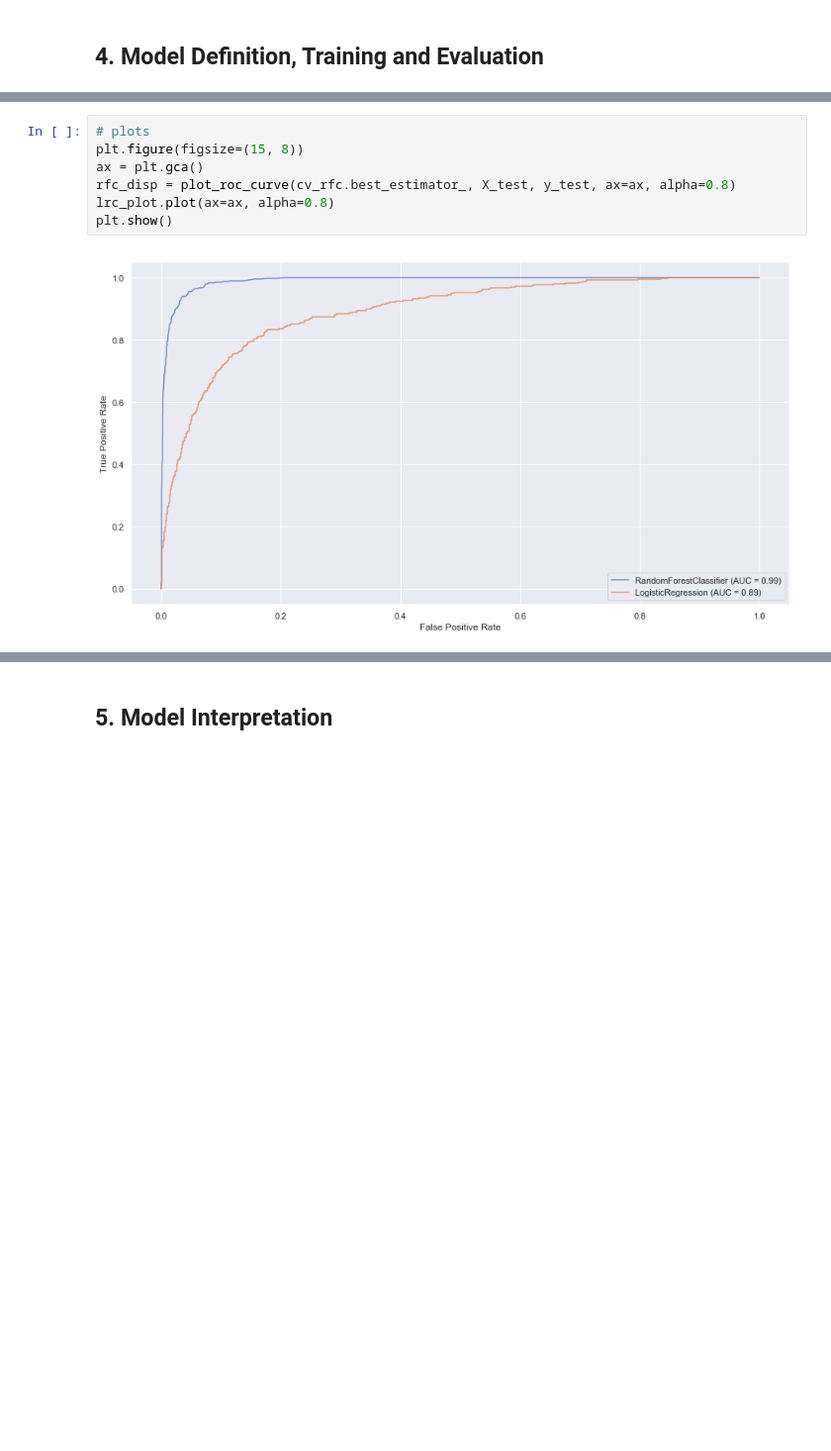
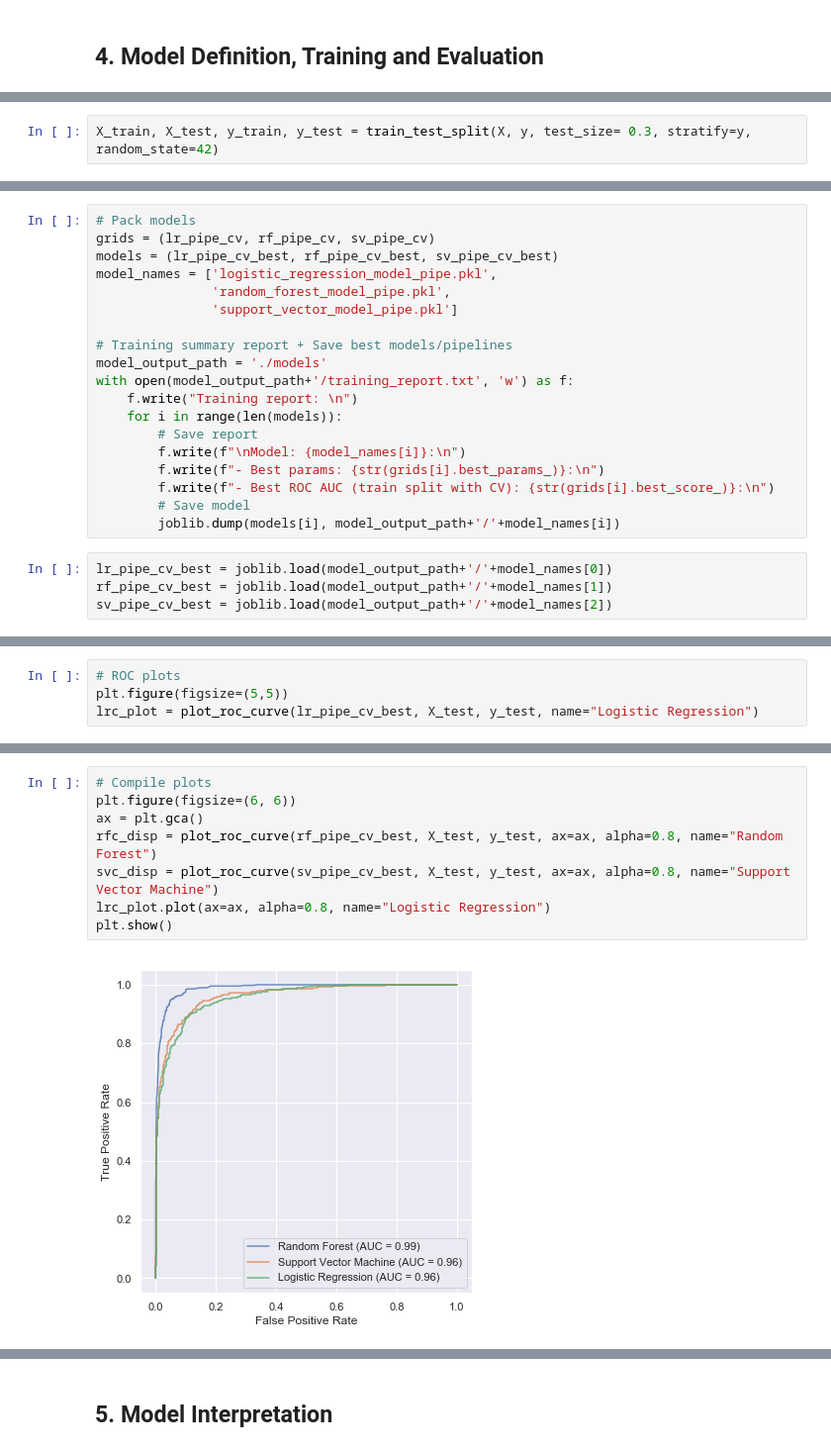
Before and after one commit to mxagar/customer_churn_production, a Jupyter notebook: churn_notebook.ipynb, the cells around one changed output, grey strips where cells are left out. Shown at 99% size. Saved outputs shown, nothing was run; the diff lists cells and outputs as text; blank space fills up the shorter version.

Commit message:
clean up, add comments, new SVM model, prepare for IBM submission

```diff
--- a/churn_notebook.ipynb
+++ b/churn_notebook.ipynb
@@ -395,0 +440,2 @@ lrc_plot = plot_roc_curve(lrc, X_test, y_test)
+# %%
+X_train, X_test, y_train, y_test = train_test_split(X, y, test_size= 0.3, stratify=y, random_state=42)
@@ -395,0 +549,23 @@ lrc_plot = plot_roc_curve(lrc, X_test, y_test)
+# %%
+# Pack models
+grids = (lr_pipe_cv, rf_pipe_cv, sv_pipe_cv)
+models = (lr_pipe_cv_best, rf_pipe_cv_best, sv_pipe_cv_best)
+model_names = ['logistic_regression_model_pipe.pkl',
+               'random_forest_model_pipe.pkl',
+               'support_vector_model_pipe.pkl']
+
+# Training summary report + Save best models/pipelines
+model_output_path = './models'
+with open(model_output_path+'/training_report.txt', 'w') as f:
+    f.write("Training report: \n")
+    for i in range(len(models)):
+        # Save report
+        f.write(f"\nModel: {model_names[i]}:\n")
+        f.write(f"- Best params: {str(grids[i].best_params_)}:\n")
+        f.write(f"- Best ROC AUC (train split with CV): {str(grids[i].best_score_)}:\n")
+        # Save model
+        joblib.dump(models[i], model_output_path+'/'+model_names[i])
+# %%
+lr_pipe_cv_best = joblib.load(model_output_path+'/'+model_names[0])
+rf_pipe_cv_best = joblib.load(model_output_path+'/'+model_names[1])
+sv_pipe_cv_best = joblib.load(model_output_path+'/'+model_names[2])
@@ -395,0 +619,4 @@ lrc_plot = plot_roc_curve(lrc, X_test, y_test)
+# %%
+# ROC plots
+plt.figure(figsize=(5,5))
+lrc_plot = plot_roc_curve(lr_pipe_cv_best, X_test, y_test, name="Logistic Regression")
@@ -396,9 +626,10 @@ lrc_plot = plot_roc_curve(lrc, X_test, y_test)
 # %%
-# plots
-plt.figure(figsize=(15, 8))
+# Compile plots
+plt.figure(figsize=(6, 6))
 ax = plt.gca()
-rfc_disp = plot_roc_curve(cv_rfc.best_estimator_, X_test, y_test, ax=ax, alpha=0.8)
-lrc_plot.plot(ax=ax, alpha=0.8)
+rfc_disp = plot_roc_curve(rf_pipe_cv_best, X_test, y_test, ax=ax, alpha=0.8, name="Random Forest")
+svc_disp = plot_roc_curve(sv_pipe_cv_best, X_test, y_test, ax=ax, alpha=0.8, name="Support Vector Machine")
+lrc_plot.plot(ax=ax, alpha=0.8, name="Logistic Regression")
 plt.show()
 # %% [output]
-[figure, old version]
+[figure, new version]
```
Also changed, not shown: parts of 53 cells of this notebook.
